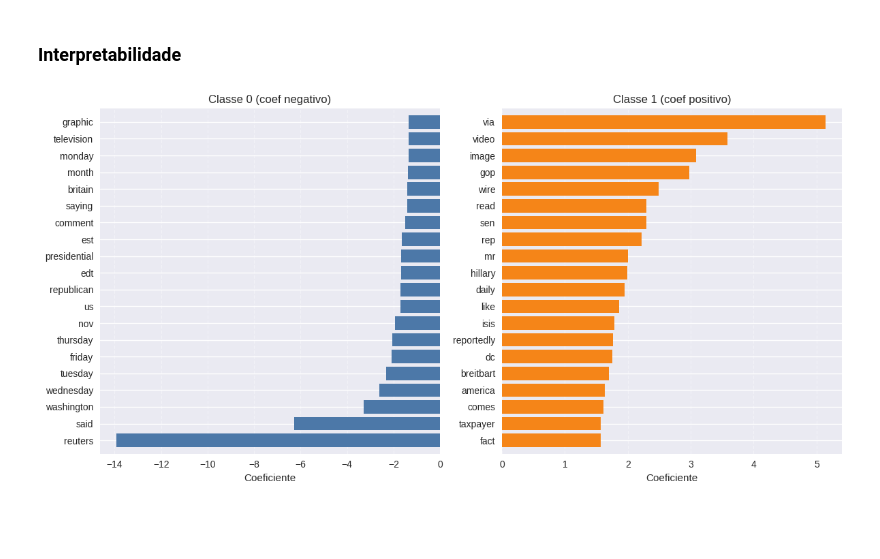
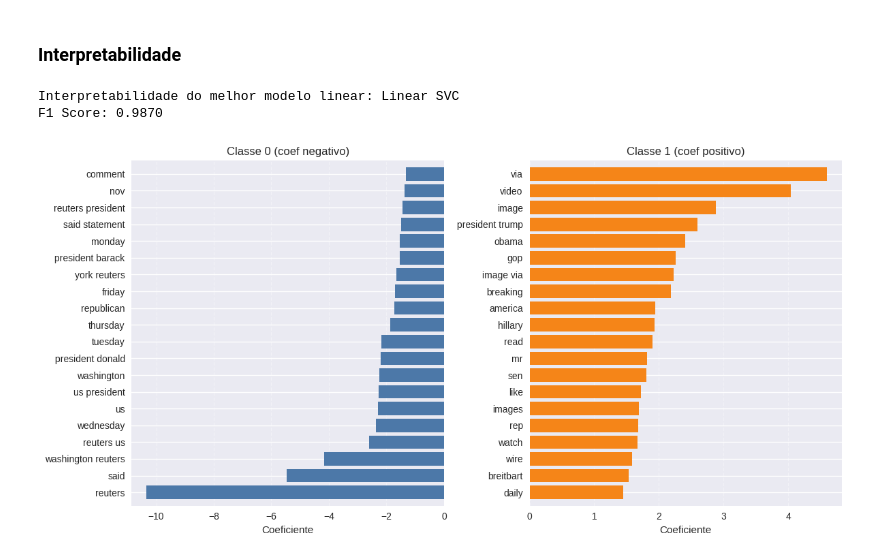
Before and after one commit to vlsmcin/ligia-challenge-NLP-vlsm, a Jupyter notebook: notebooks/pipeline.ipynb, the cells around one changed output. Cells and saved outputs as stored; diff of their text form; code cells hidden in the pictures; blank space fills up the shorter version.

```diff
--- a/notebooks/pipeline.ipynb
+++ b/notebooks/pipeline.ipynb
@@ -227,10 +243,15 @@ train.head()
 # %% [markdown]
 ### Vetorização
 # %%
-# Quero tokenizar o titulo também
+vectorizer = TfidfVectorizer(
+    ngram_range=(1,2),
+    min_df=5,
+    max_df=0.9,
+    sublinear_tf=True,
+    strip_accents="unicode"
+)
 
-vectorizer = TfidfVectorizer(max_features=5000)
-X = vectorizer.fit_transform(train["clean_text"] + train["clean_title"])
+X = vectorizer.fit_transform((train["clean_text"] + " " + train["clean_title"]).fillna(""))
 y = train["label"]
 # %% [markdown]
 ### Modelo
@@ -299,33 +394,55 @@ weighted avg       0.99      0.99      0.99      4569
 # %% [markdown]
 ### Interpretabilidade
 # %%
-feature_names = vectorizer.get_feature_names_out()
-coef = model.coef_[0]
-top_n = 20
+best_model_name = None
+best_model = None
+best_f1 = -1
 
-top_pos_idx = np.argsort(coef)[-top_n:]
-top_neg_idx = np.argsort(coef)[:top_n]
+for model_name, grid in results.items():
+    # Apenas modelos lineares têm coef_
+    if hasattr(grid.best_estimator_, 'coef_'):
+        y_pred = grid.best_estimator_.predict(X_val)
+        f1 = f1_score(y_val, y_pred)
+        if f1 > best_f1:
+            best_f1 = f1
+            best_model = grid.best_estimator_
+            best_model_name = model_name
 
-top_pos = pd.Series(coef[top_pos_idx], index=feature_names[top_pos_idx]).sort_values()
-top_neg = pd.Series(coef[top_neg_idx], index=feature_names[top_neg_idx]).sort_values()
+if best_model is not None:
+    print(f"Interpretabilidade do melhor modelo linear: {best_model_name}")
+    print(f"F1 Score: {best_f1:.4f}\n")
 
-plt.style.use("seaborn-v0_8")
-fig, axes = plt.subplots(1, 2, figsize=(12, 6))
+    feature_names = vectorizer.get_feature_names_out()
+    coef = best_model.coef_[0]
+    top_n = 20
 
-axes[0].barh(top_neg.index, top_neg.values, color="#4C78A8")
-axes[0].set_title("Classe 0 (coef negativo)")
-axes[0].set_xlabel("Coeficiente")
-axes[0].grid(axis="x", linestyle="--", alpha=0.4)
+    top_pos_idx = np.argsort(coef)[-top_n:]
+    top_neg_idx = np.argsort(coef)[:top_n]
 
-axes[1].barh(top_pos.index, top_pos.values, color="#F58518")
-axes[1].set_title("Classe 1 (coef positivo)")
-axes[1].set_xlabel("Coeficiente")
-axes[1].grid(axis="x", linestyle="--", alpha=0.4)
+    top_pos = pd.Series(coef[top_pos_idx], index=feature_names[top_pos_idx]).sort_values()
+    top_neg = pd.Series(coef[top_neg_idx], index=feature_names[top_neg_idx]).sort_values()
 
-for ax in axes:
-    ax.margins(y=0.02)
+    plt.style.use("seaborn-v0_8")
+    fig, axes = plt.subplots(1, 2, figsize=(12, 6))
 
-plt.tight_layout()
-plt.show()
+    axes[0].barh(top_neg.index, top_neg.values, color="#4C78A8")
+    axes[0].set_title("Classe 0 (coef negativo)")
+    axes[0].set_xlabel("Coeficiente")
+    axes[0].grid(axis="x", linestyle="--", alpha=0.4)
+
+    axes[1].barh(top_pos.index, top_pos.values, color="#F58518")
+    axes[1].set_title("Classe 1 (coef positivo)")
+    axes[1].set_xlabel("Coeficiente")
+    axes[1].grid(axis="x", linestyle="--", alpha=0.4)
+
+    for ax in axes:
+        ax.margins(y=0.02)
+
+    plt.tight_layout()
+    plt.show()
+else:
+    print("Nenhum modelo linear encontrado para interpretabilidade.")
 # %% [output]
+Interpretabilidade do melhor modelo linear: Linear SVC
+F1 Score: 0.9870
-[figure, old version]
+[figure, new version]
```
Also changed, not shown: parts of 5 cells of this notebook, 1 other file.
